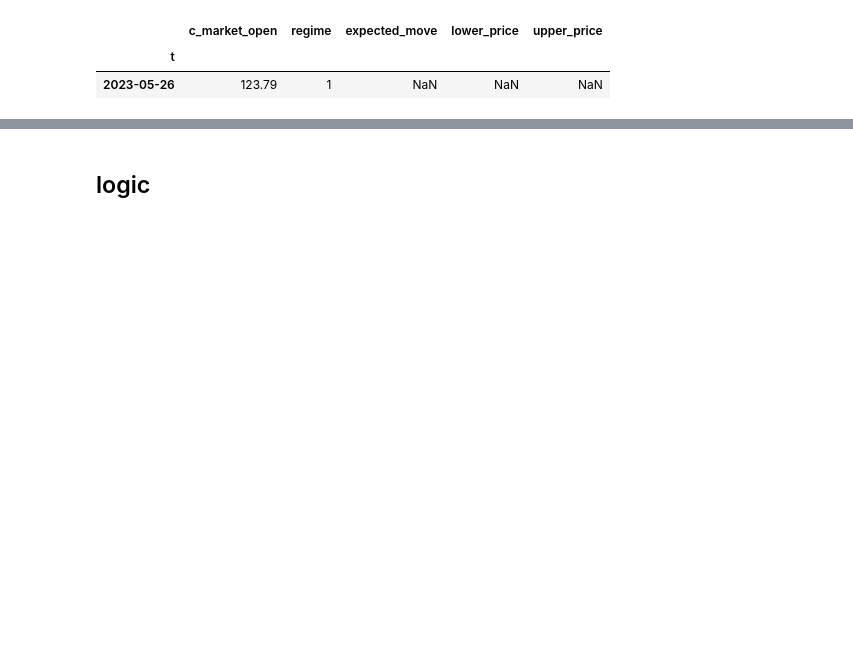
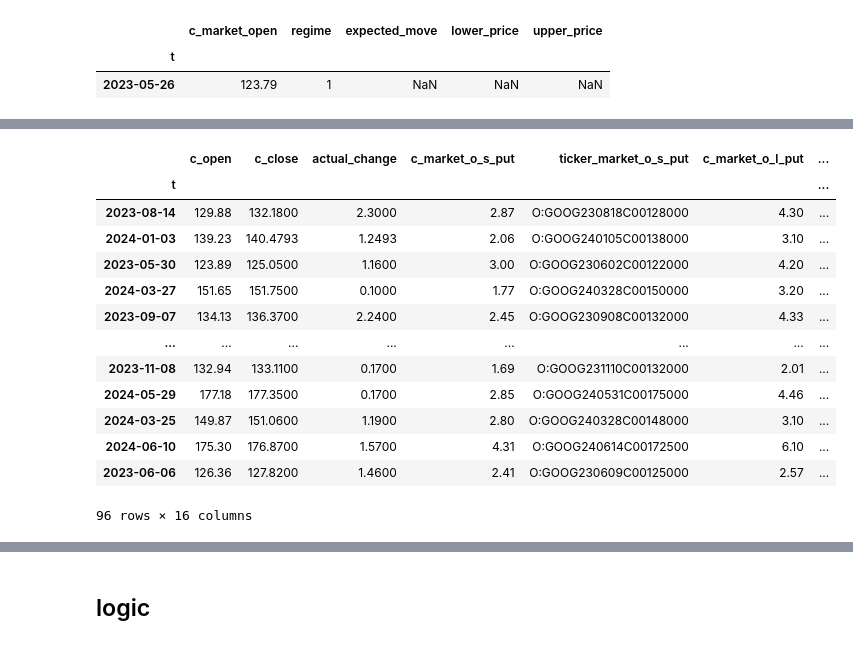
Before and after one commit to sculd/volatility_trading, a Jupyter notebook: sandbox_options.ipynb, the cells around one changed output, grey strips where cells are left out. Saved outputs shown, nothing was run; the diff lists cells and outputs as text; code cells hidden in the pictures; blank space fills up the shorter version.

```diff
--- a/sandbox_options.ipynb
+++ b/sandbox_options.ipynb
@@ -154,3 +154,23 @@ df_goog_market_open_close_put_spread_history[
+# %%
+df_goog_market_open_close_put_spread_history[
+    (df_goog_market_open_close_put_spread_history.regime > 0) &
+    (df_goog_market_open_close_put_spread_history.c_close > df_goog_market_open_close_put_spread_history.c_open)
+].dropna().sort_values('pnl')
+# %% [output]
+|  | c_open | c_close | actual_change | c_market_o_s_put | ticker_market_o_s_put | c_market_o_l_put | ... |
+| t |  |  |  |  |  |  | ... |
+| 2023-08-14 | 129.88 | 132.1800 | 2.3000 | 2.87 | O:GOOG230818C00128000 | 4.30 | ... |
+| 2024-01-03 | 139.23 | 140.4793 | 1.2493 | 2.06 | O:GOOG240105C00138000 | 3.10 | ... |
+| 2023-05-30 | 123.89 | 125.0500 | 1.1600 | 3.00 | O:GOOG230602C00122000 | 4.20 | ... |
+| 2024-03-27 | 151.65 | 151.7500 | 0.1000 | 1.77 | O:GOOG240328C00150000 | 3.20 | ... |
+| 2023-09-07 | 134.13 | 136.3700 | 2.2400 | 2.45 | O:GOOG230908C00132000 | 4.33 | ... |
+| ... | ... | ... | ... | ... | ... | ... | ... |
+| 2023-11-08 | 132.94 | 133.1100 | 0.1700 | 1.69 | O:GOOG231110C00132000 | 2.01 | ... |
+| 2024-05-29 | 177.18 | 177.3500 | 0.1700 | 2.85 | O:GOOG240531C00175000 | 4.46 | ... |
+| 2024-03-25 | 149.87 | 151.0600 | 1.1900 | 2.80 | O:GOOG240328C00148000 | 3.10 | ... |
+| 2024-06-10 | 175.30 | 176.8700 | 1.5700 | 4.31 | O:GOOG240614C00172500 | 6.10 | ... |
+| 2023-06-06 | 126.36 | 127.8200 | 1.4600 | 2.41 | O:GOOG230609C00125000 | 2.57 | ... |
+96 rows × 16 columns
 # %%
 df_goog_market_open_close_put_spread_history[["pnl"]].cumsum().plot(figsize=(8,2))
 # %% [output]
```
Also changed, not shown: parts of 13 cells of this notebook, 2 other files.
